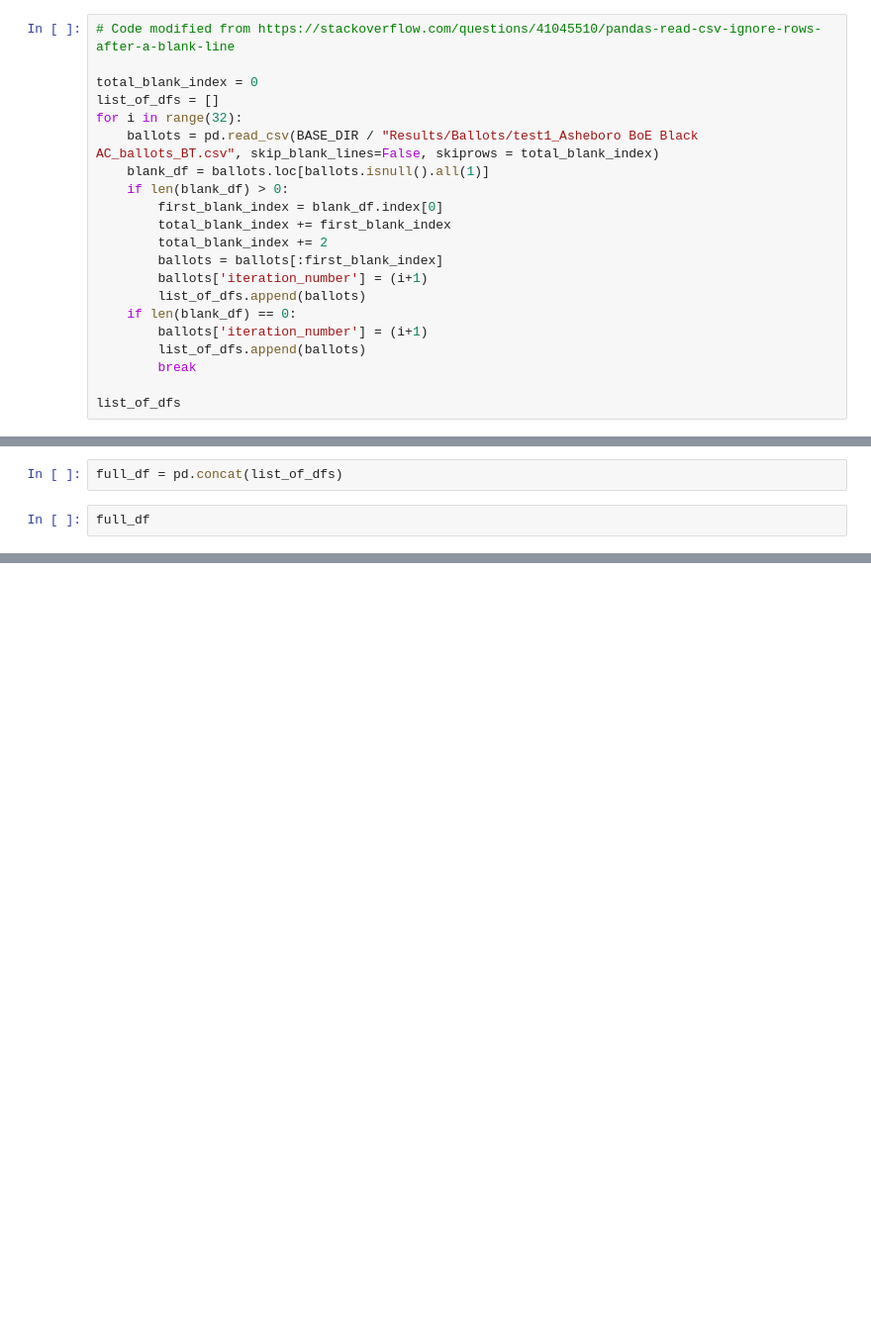
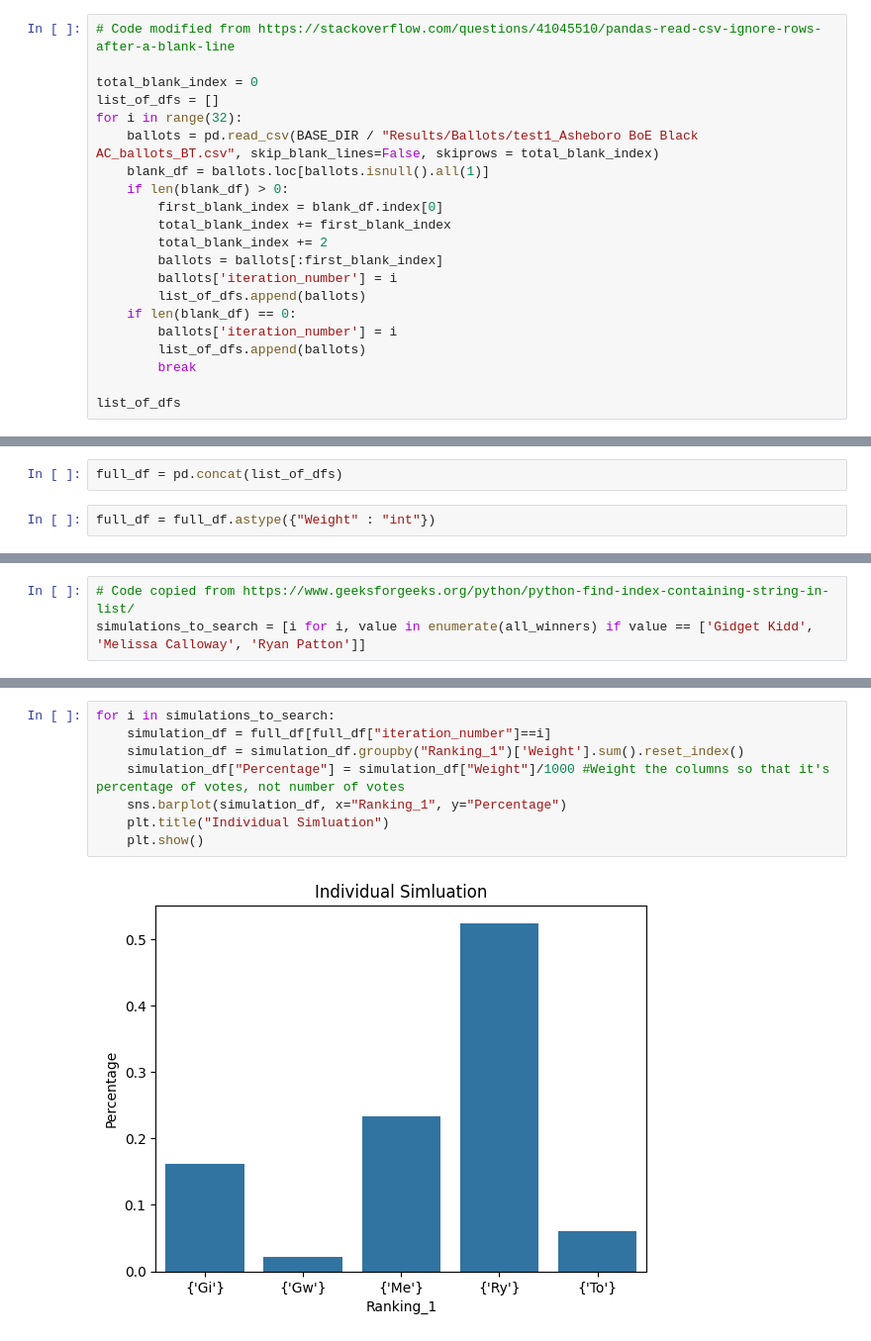
Before and after one commit to Jmilk3/UCS_Voting_Repo, a Jupyter notebook: Visualization_Experiments/visualizing_ballot_outcomes.ipynb, the cells around one changed output, grey strips where cells are left out. Shown at 99% size. Drawn from its saved outputs; the diff is of its cells as text; blank space fills up the shorter version.

Commit message:
Finished making some barcharts for a specific Asheboro race. Definitely shows the difference between Actual Results and our simulation.

```diff
--- a/Visualization_Experiments/visualizing_ballot_outcomes.ipynb
+++ b/Visualization_Experiments/visualizing_ballot_outcomes.ipynb
@@ -49,10 +51,10 @@ for i in range(32):
         total_blank_index += first_blank_index
         total_blank_index += 2
         ballots = ballots[:first_blank_index]
-        ballots['iteration_number'] = (i+1)
+        ballots['iteration_number'] = i
         list_of_dfs.append(ballots)
     if len(blank_df) == 0:
-        ballots['iteration_number'] = (i+1)
+        ballots['iteration_number'] = i
         list_of_dfs.append(ballots)
         break
 
@@ -78,4 +80,4 @@ list_of_dfs
 # %%
 full_df = pd.concat(list_of_dfs)
 # %%
-full_df
+full_df = full_df.astype({"Weight" : "int"})
@@ -95,0 +106,3 @@ full_df
+# %%
+# Code copied from https://www.geeksforgeeks.org/python/python-find-index-containing-string-in-list/
+simulations_to_search = [i for i, value in enumerate(all_winners) if value == ['Gidget Kidd', 'Melissa Calloway', 'Ryan Patton']]
@@ -95,0 +121,10 @@ full_df
+# %%
+for i in simulations_to_search:
+    simulation_df = full_df[full_df["iteration_number"]==i]
+    simulation_df = simulation_df.groupby("Ranking_1")['Weight'].sum().reset_index()
+    simulation_df["Percentage"] = simulation_df["Weight"]/1000 #Weight the columns so that it's percentage of votes, not number of votes
+    sns.barplot(simulation_df, x="Ranking_1", y="Percentage")
+    plt.title("Individual Simluation")
+    plt.show()
+# %% [output]
+[figure, added]
```
Also changed, not shown: parts of 13 cells of this notebook.
